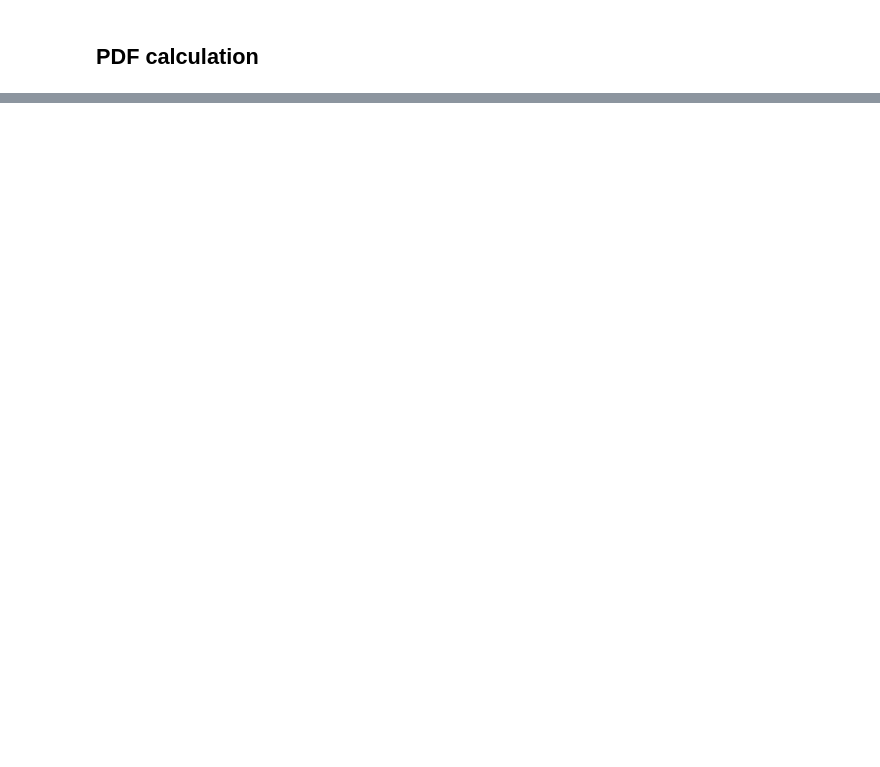
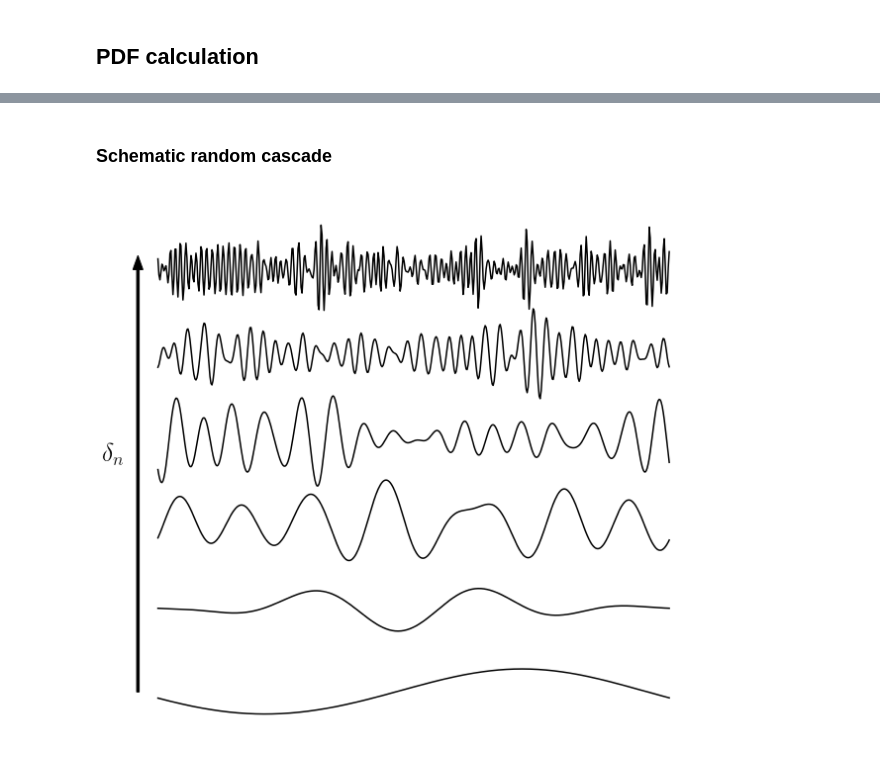
Before and after one commit to hoangducthuong/notebooks, a Jupyter notebook: cascade_letter.ipynb, the cells around one changed output, grey strips where cells are left out. Cells and saved outputs as stored; diff of their text form; code cells hidden in the pictures; blank space fills up the shorter version.

```diff
--- a/cascade_letter.ipynb
+++ b/cascade_letter.ipynb
@@ -11,7 +11,7 @@ from mpl_toolkits.axes_grid1 import make_axes_locatable
 # %% [output]
 Populating the interactive namespace from numpy and matplotlib
 # %%
-plt.rc('font', **{'family': 'serif', 'size': 14})
+plt.rc('font', **{'family': 'serif', 'size': 16})
 plt.rc('lines', linewidth = 2.5)
 plt.rc('text', usetex=True)
 # %%
@@ -110,0 +171,22 @@ plt.savefig(figpath+'PDF_models.pdf',dpi=150,bbox_inches='tight')
+# %% [markdown]
+### Schematic random cascade
+# %%
+steps = 3
+
+plt.figure(figsize(10,10))
+
+for i in range(np.int(M/steps)-1):
+    plt.plot(0.8 * wt[np.int(i*steps+1),0,np.int(fbm.shape[0]/2),:].real / np.std(wt[np.int(i*steps+1),0,:,:]) + (i*steps), color='black', linewidth=1.5)
+
+#plt.axis('off')
+#plt.xticks([])
+#plt.yticks([])
+plt.box(False)
+plt.tick_params(labelbottom=False, labelleft=False, bottom=False, left=False)
+plt.xlim((-40,512))
+plt.arrow(-20,0,0,15, head_width=10.0, head_length=0.5, width=2.5, color='black')
+plt.ylabel(r'$\delta_n$',rotation=0, fontsize=26)
+
+plt.savefig(figpath+'cascade_cartoon.pdf',dpi=150,bbox_inches='tight')
+# %% [output]
+[figure, added]
```
Also changed, not shown: parts of 11 cells of this notebook.
